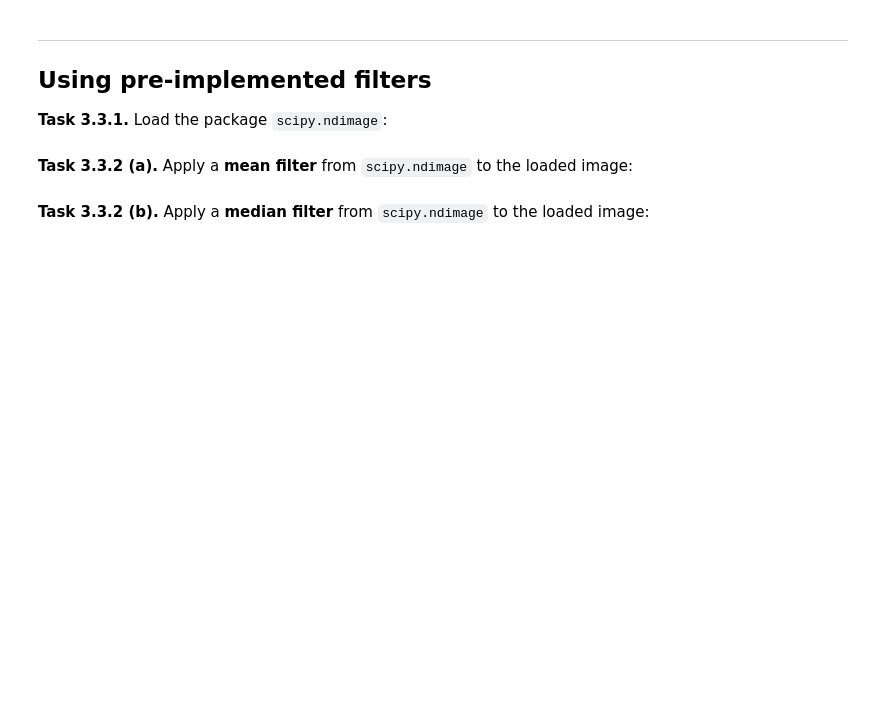
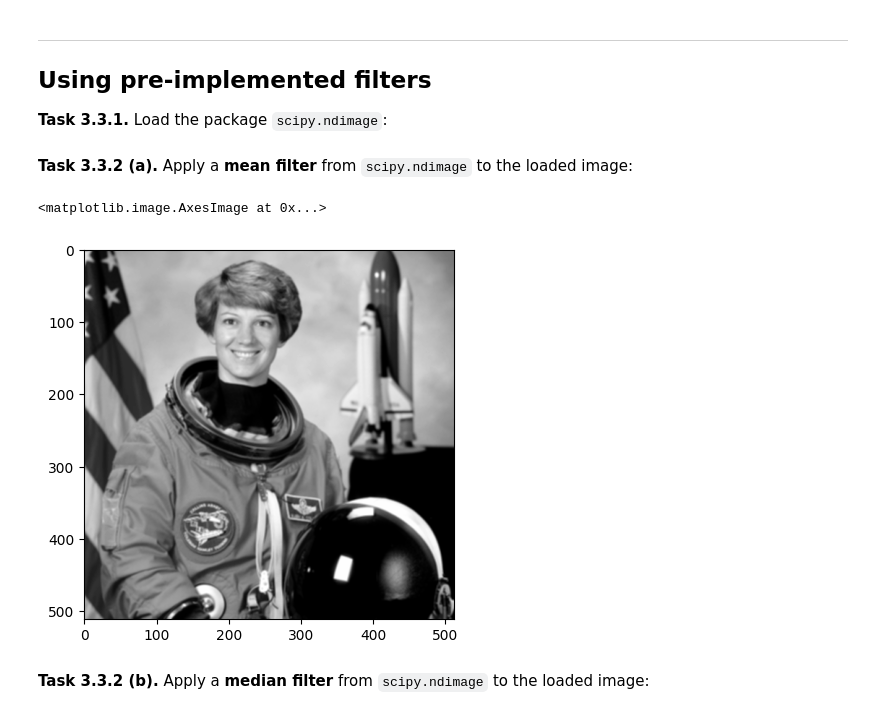
Before and after one commit to GabrielTritremmel/mobi-fs2-python, a Jupyter notebook: task3.ipynb, the cells around one changed output. Cells and saved outputs as stored; diff of their text form; code cells hidden in the pictures; blank space fills up the shorter version.

```diff
--- a/task3.ipynb
+++ b/task3.ipynb
@@ -91,4 +173,11 @@ Then, compare your result for filter size `5` with the correct result image `dat
 # %% [markdown]
 **<a id="#">Task 3.3.2 (a).</a>** Apply a **mean filter** from `scipy.ndimage` to the loaded image:
+# %%
+scipy.ndimage.uniform_filter(img, 3)
+
+plt.imshow(scipy.ndimage.uniform_filter(img, 3) , 'gray')
+# %% [output]
+<matplotlib.image.AxesImage at 0x...>
+[figure, added]
 # %% [markdown]
 **<a id="#">Task 3.3.2 (b).</a>** Apply a **median filter** from `scipy.ndimage` to the loaded image:
```
Also changed, not shown: parts of 8 cells of this notebook.
